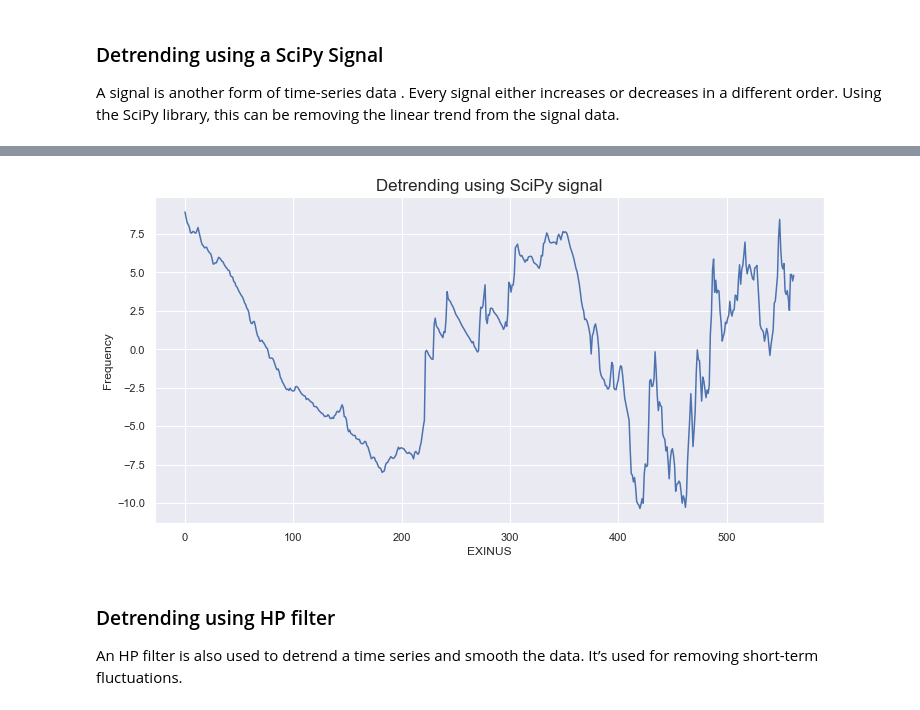
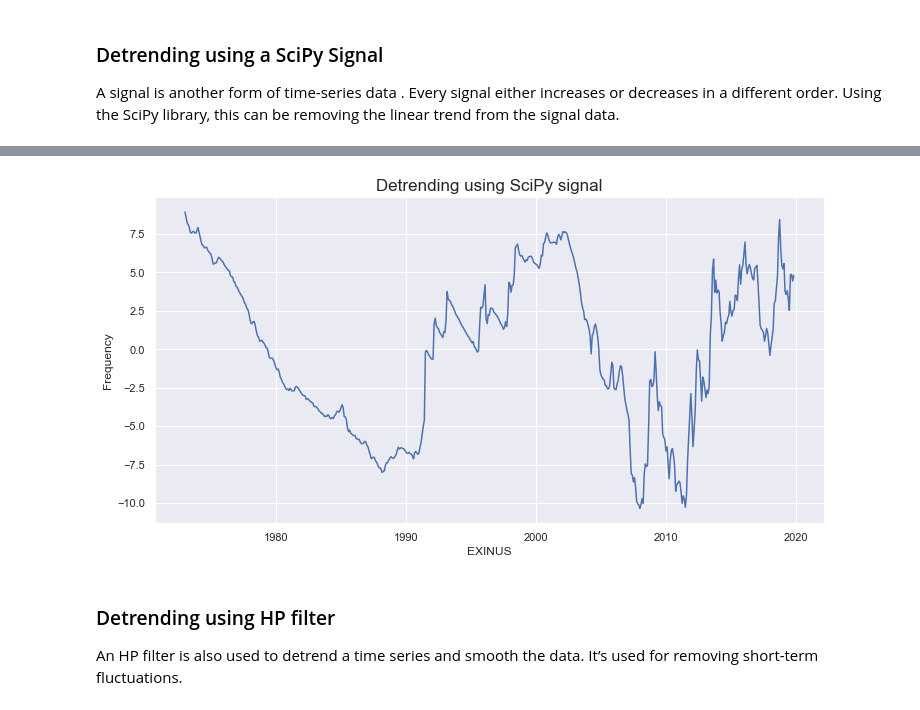
Before and after one commit to dissagaliyeva/python, a Jupyter notebook: time_series/characteristics.ipynb, the cells around one changed output, grey strips where cells are left out. Drawn from its saved outputs; the diff is of its cells as text; code cells hidden in the pictures.

```diff
--- a/time_series/characteristics.ipynb
+++ b/time_series/characteristics.ipynb
@@ -69,4 +69,4 @@ A signal is another form of time-series data . Every signal either increases or
 from scipy import signal
 
 detrend = signal.detrend(df.EXINUS.values)
-detrend
+df['detrend'] = detrend
@@ -91,12 +73,12 @@ array([ 8.92541160e+00,  8.55481490e+00,  8.22721819e+00,  8.10662149e+00,
 # %%
 plt.figure(figsize=(12, 6))
 plt.title('Detrending using SciPy signal', fontsize=17)
-plt.plot(detrend)
+plt.plot(df['detrend'])
 plt.xlabel('EXINUS')
 plt.ylabel('Frequency')
 plt.show()
 # %% [output]
-[figure, old version]
+[figure, new version]
 # %% [markdown]
 ### Detrending using HP filter
 
```
Also changed, not shown: parts of 10 cells of this notebook.
